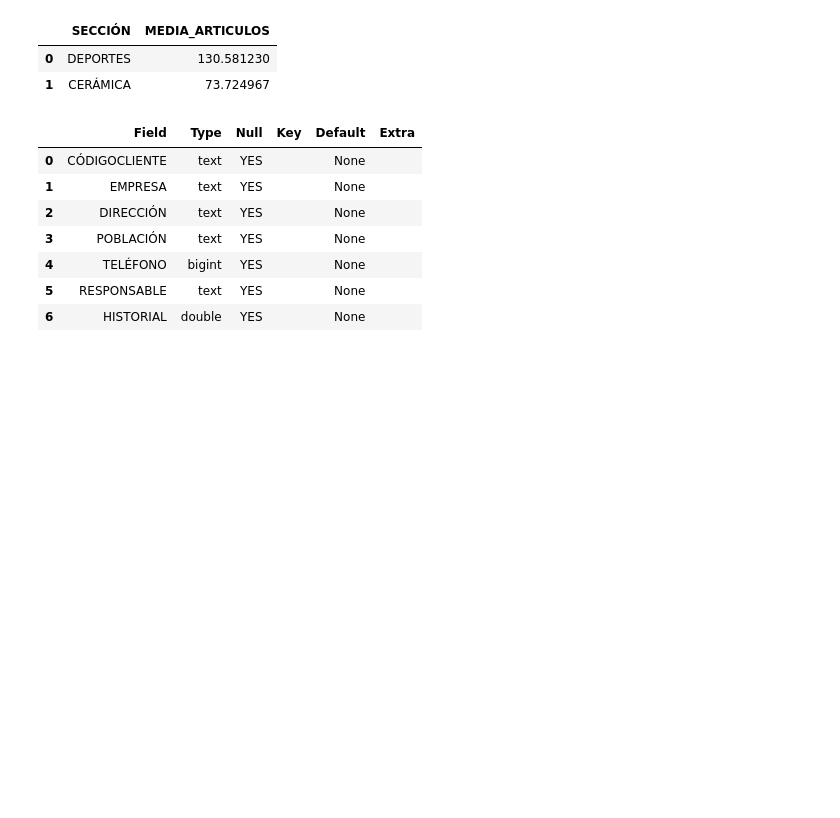
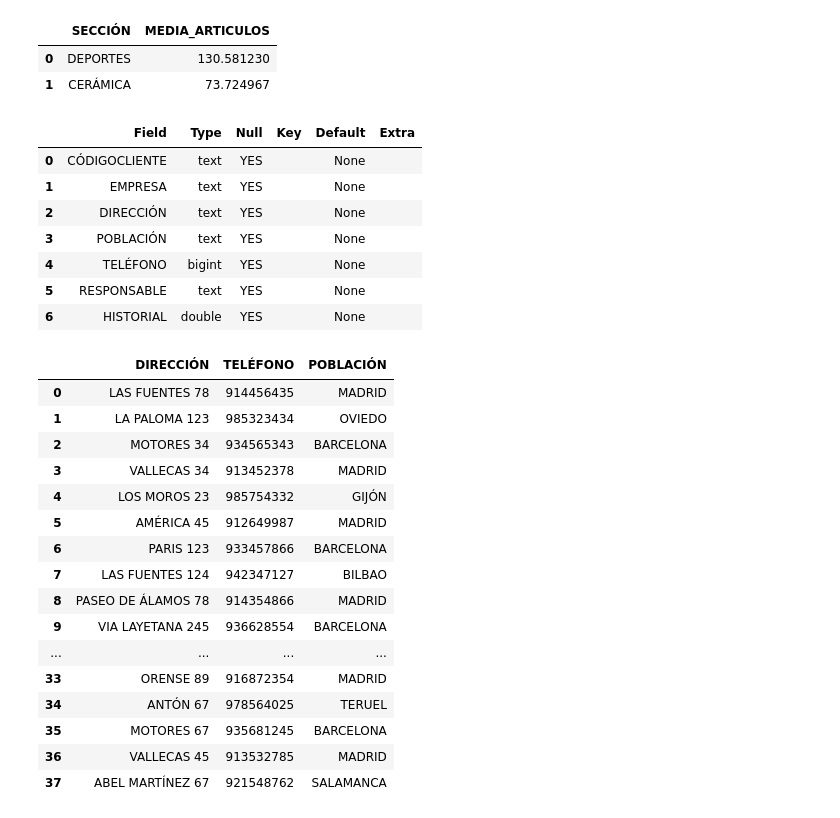
Before and after one commit to preciii7/practica_programacion, a Jupyter notebook: sql/mas_ejercicios_practica.ipynb, the cells around one changed output. Cells and saved outputs as stored; diff of their text form; code cells hidden in the pictures; blank space fills up the shorter version.

```diff
--- a/sql/mas_ejercicios_practica.ipynb
+++ b/sql/mas_ejercicios_practica.ipynb
@@ -287,4 +287,22 @@ pd.read_sql("DESCRIBE clientes",engine)
 | 5 | RESPONSABLE | text | YES |  | None |  |
 | 6 | HISTORIAL | double | YES |  | None |  |
 # %%
-pd.read_csv("SELECT DIRECCIÓN, TELÉFONO, POBLACIÓN FROM clientes ",engine)
+pd.read_sql("SELECT DIRECCIÓN, TELÉFONO, POBLACIÓN FROM clientes;",engine)
+# %% [output]
+|  | DIRECCIÓN | TELÉFONO | POBLACIÓN |
+| 0 | LAS FUENTES 78 | 914456435 | MADRID |
+| 1 | LA PALOMA 123 | 985323434 | OVIEDO |
+| 2 | MOTORES 34 | 934565343 | BARCELONA |
+| 3 | VALLECAS 34 | 913452378 | MADRID |
+| 4 | LOS MOROS 23 | 985754332 | GIJÓN |
+| 5 | AMÉRICA 45 | 912649987 | MADRID |
+| 6 | PARIS 123 | 933457866 | BARCELONA |
+| 7 | LAS FUENTES 124 | 942347127 | BILBAO |
+| 8 | PASEO DE ÁLAMOS 78 | 914354866 | MADRID |
+| 9 | VIA LAYETANA 245 | 936628554 | BARCELONA |
+| ... | ... | ... | ... |
+| 33 | ORENSE 89 | 916872354 | MADRID |
+| 34 | ANTÓN 67 | 978564025 | TERUEL |
+| 35 | MOTORES 67 | 935681245 | BARCELONA |
+| 36 | VALLECAS 45 | 913532785 | MADRID |
+| 37 | ABEL MARTÍNEZ 67 | 921548762 | SALAMANCA |
```
Also changed, not shown: parts of 8 cells of this notebook, 4 other files.
